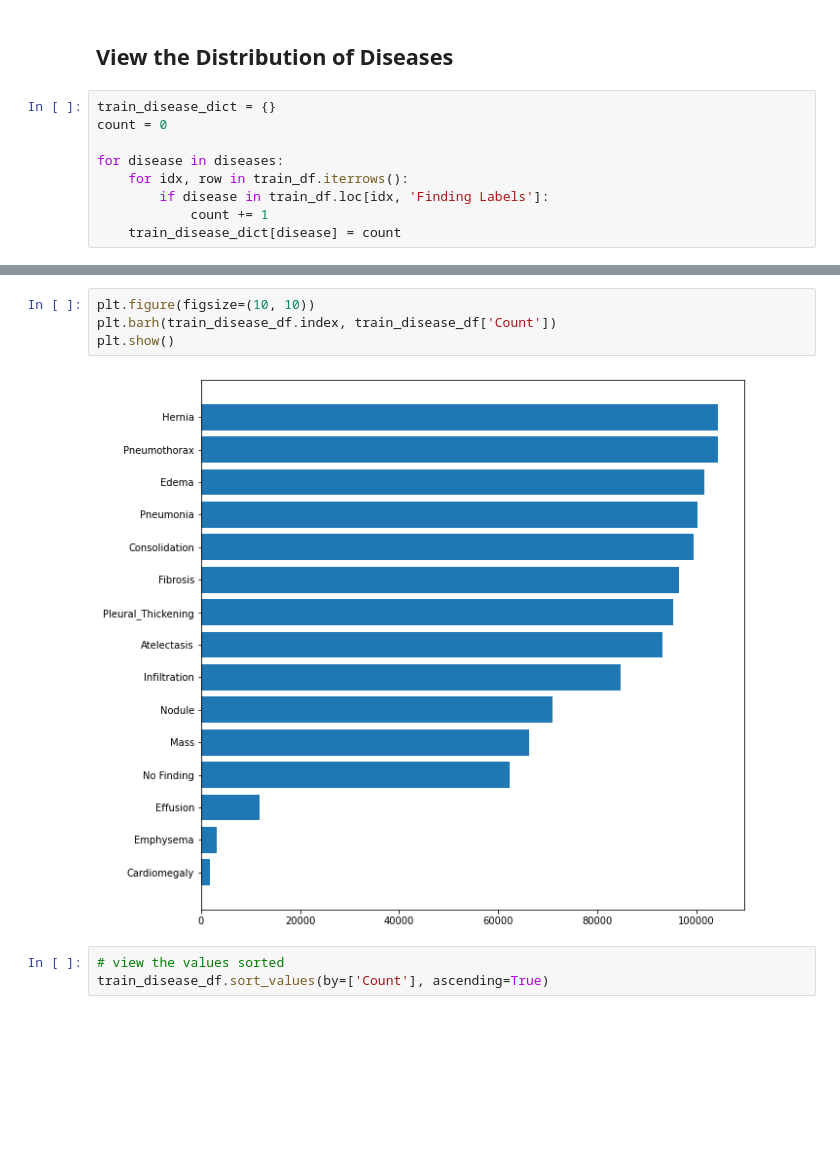
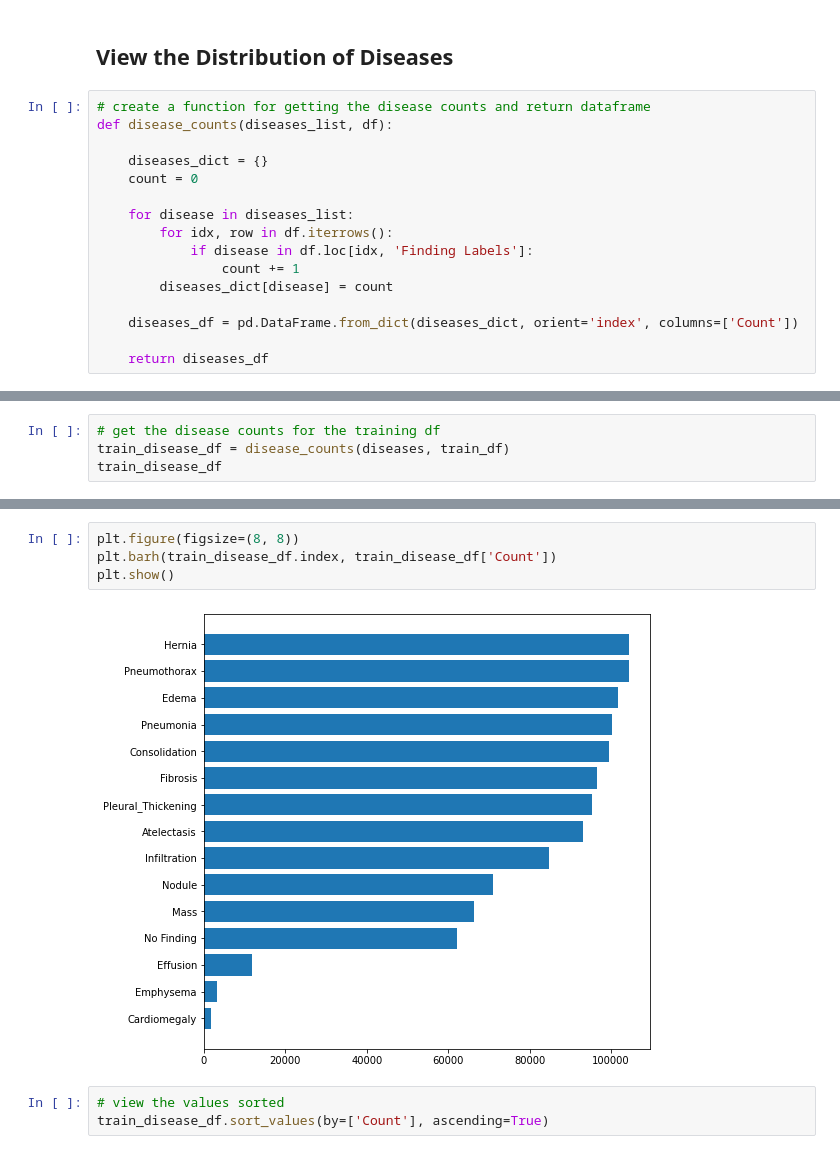
Before and after one commit to dagartga/Chest_X-Ray_Pneumonia_Classifier, a Jupyter notebook: nih-x-ray-classification.ipynb, the cells around one changed output, grey strips where cells are left out. Cells and saved outputs as stored; diff of their text form; blank space fills up the shorter version.

```diff
--- a/nih-x-ray-classification.ipynb
+++ b/nih-x-ray-classification.ipynb
@@ -298,11 +298,18 @@ diseases
 # %% [markdown]
 ## View the Distribution of Diseases
 # %%
-train_disease_dict = {}
-count = 0
+# create a function for getting the disease counts and return dataframe
+def disease_counts(diseases_list, df):
 
-for disease in diseases:
-    for idx, row in train_df.iterrows():
-        if disease in train_df.loc[idx, 'Finding Labels']:
-            count += 1
-    train_disease_dict[disease] = count
+    diseases_dict = {}
+    count = 0
+
+    for disease in diseases_list:
+        for idx, row in df.iterrows():
+            if disease in df.loc[idx, 'Finding Labels']:
+                count += 1
+        diseases_dict[disease] = count
+
+    diseases_df = pd.DataFrame.from_dict(diseases_dict, orient='index', columns=['Count'])
+
+    return diseases_df
@@ -328,0 +316,4 @@ train_disease_df
+# %%
+# get the disease counts for the training df
+train_disease_df = disease_counts(diseases, train_df)
+train_disease_df
@@ -329,9 +337,9 @@ train_disease_df
 # %%
-plt.figure(figsize=(10, 10))
+plt.figure(figsize=(8, 8))
 plt.barh(train_disease_df.index, train_disease_df['Count'])
 plt.show()
 # %% [output]
-[figure, old version]
+[figure, new version]
 # %%
 # view the values sorted
 train_disease_df.sort_values(by=['Count'], ascending=True)
```
Also changed, not shown: parts of 6 cells of this notebook.
